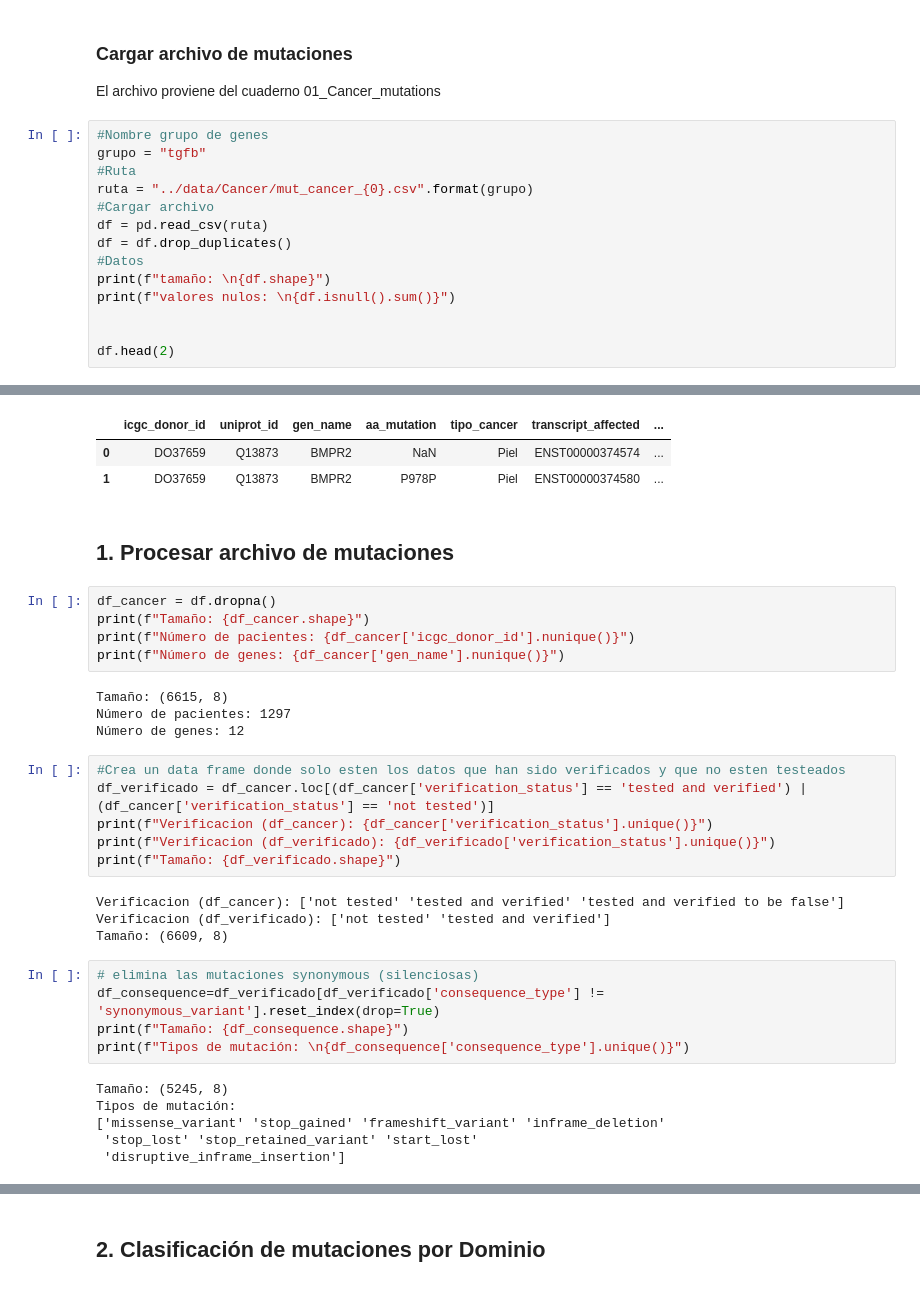
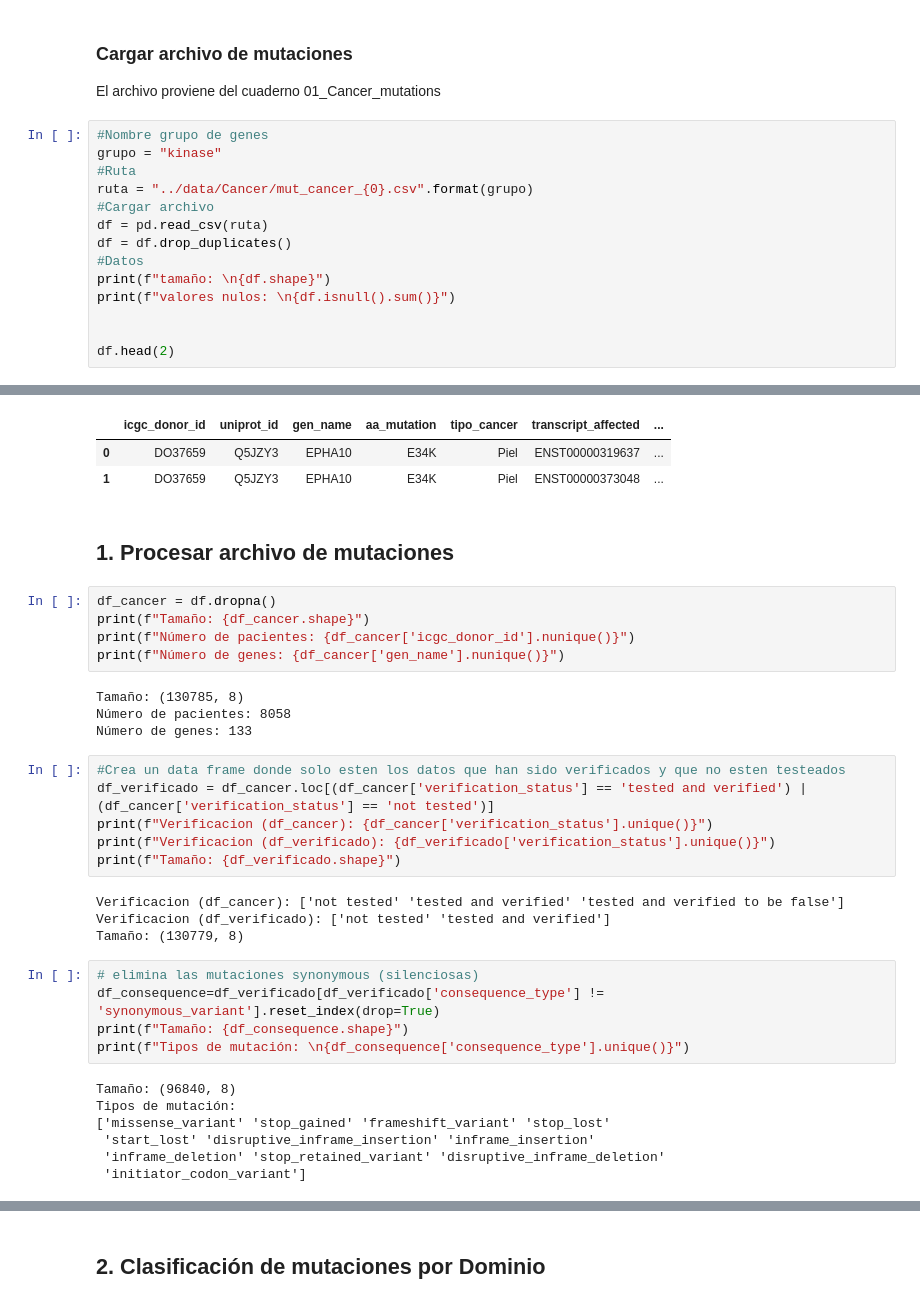
Before and after one commit to Nanocell-Lab/TCancer_RareDiseases, a Jupyter notebook: src/02_Analysis_cancer.ipynb, the cells around one changed output, grey strips where cells are left out. Cells and saved outputs as stored; diff of their text form.

```diff
--- a/src/02_Analysis_cancer.ipynb
+++ b/src/02_Analysis_cancer.ipynb
@@ -22,7 +22,7 @@ import matplotlib.pyplot as plt
 El archivo proviene del cuaderno 01_Cancer_mutations
 # %%
 #Nombre grupo de genes
-grupo = "tgfb"
+grupo = "kinase"
 #Ruta
 ruta = "../data/Cancer/mut_cancer_{0}.csv".format(grupo)
 #Cargar archivo
@@ -49,7 +49,7 @@ consequence_type           0
 dtype: int64
 |  | icgc_donor_id | uniprot_id | gen_name | aa_mutation | tipo_cancer | transcript_affected | ... |
-| 0 | DO37659 | Q13873 | BMPR2 | NaN | Piel | ENST00000374574 | ... |
-| 1 | DO37659 | Q13873 | BMPR2 | P978P | Piel | ENST00000374580 | ... |
+| 0 | DO37659 | Q5JZY3 | EPHA10 | E34K | Piel | ENST00000319637 | ... |
+| 1 | DO37659 | Q5JZY3 | EPHA10 | E34K | Piel | ENST00000373048 | ... |
 # %% [markdown]
 ## 1. Procesar archivo de mutaciones
 # %%
@@ -58,9 +58,9 @@ print(f"Tamaño: {df_cancer.shape}")
 print(f"Número de pacientes: {df_cancer['icgc_donor_id'].nunique()}")
 print(f"Número de genes: {df_cancer['gen_name'].nunique()}")
 # %% [output]
-Tamaño: (6615, 8)
-Número de pacientes: 1297
-Número de genes: 12
+Tamaño: (130785, 8)
+Número de pacientes: 8058
+Número de genes: 133
 # %%
 #Crea un data frame donde solo esten los datos que han sido verificados y que no esten testeados
 df_verificado = df_cancer.loc[(df_cancer['verification_status'] == 'tested and verified') | (df_cancer['verification_status'] == 'not tested')]
@@ -70,18 +70,19 @@ print(f"Tamaño: {df_verificado.shape}")
 # %% [output]
 Verificacion (df_cancer): ['not tested' 'tested and verified' 'tested and verified to be false']
 Verificacion (df_verificado): ['not tested' 'tested and verified']
-Tamaño: (6609, 8)
+Tamaño: (130779, 8)
 # %%
 # elimina las mutaciones synonymous (silenciosas)
 df_consequence=df_verificado[df_verificado['consequence_type'] != 'synonymous_variant'].reset_index(drop=True)
 print(f"Tamaño: {df_consequence.shape}")
 print(f"Tipos de mutación: \n{df_consequence['consequence_type'].unique()}")
 # %% [output]
-Tamaño: (5245, 8)
+Tamaño: (96840, 8)
 Tipos de mutación:
-['missense_variant' 'stop_gained' 'frameshift_variant' 'inframe_deletion'
- 'stop_lost' 'stop_retained_variant' 'start_lost'
- 'disruptive_inframe_insertion']
+['missense_variant' 'stop_gained' 'frameshift_variant' 'stop_lost'
+ 'start_lost' 'disruptive_inframe_insertion' 'inframe_insertion'
+ 'inframe_deletion' 'stop_retained_variant' 'disruptive_inframe_deletion'
+ 'initiator_codon_variant']
 # %%
 #Numero de mutaciones unicas y pacientes
 print(f"Número de mutaciones: {df_consequence['aa_mutation'].nunique()}")
```
Also changed, not shown: parts of 6 cells of this notebook, 3 other files.
